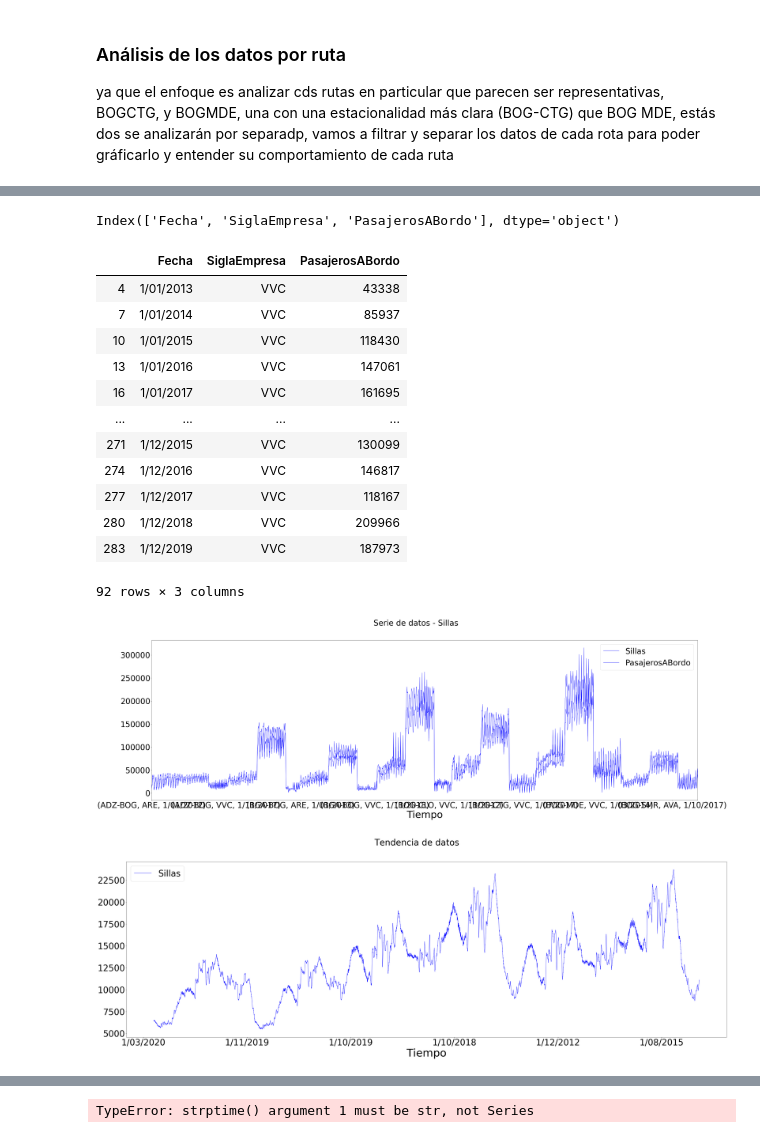
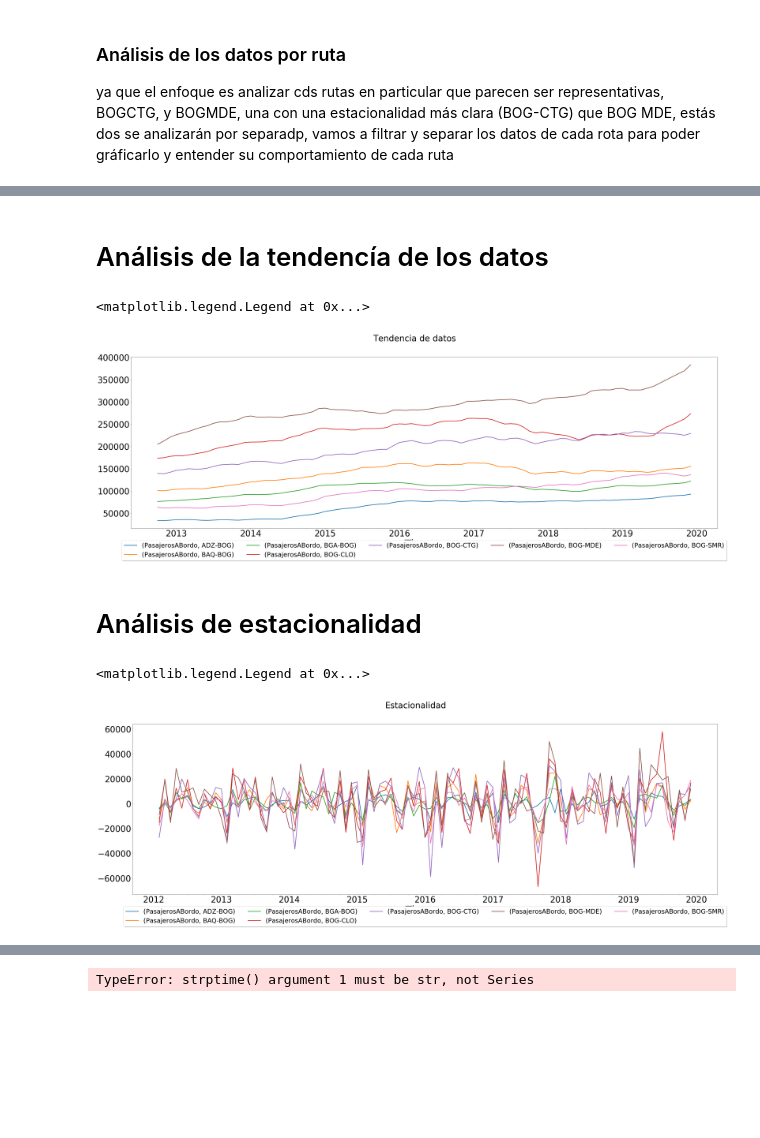
Before and after one commit to dcrojasa/EjerciciosModelosAvanzados1, a Jupyter notebook: Proyecto.ipynb, the cells around one changed output, grey strips where cells are left out. Saved outputs shown, nothing was run; the diff lists cells and outputs as text; code cells hidden in the pictures; blank space fills up the shorter version.

```diff
--- a/Proyecto.ipynb
+++ b/Proyecto.ipynb
@@ -202,39 +161,29 @@ df1
 # %%
-ADZBOG=df1.groupby(('Fecha' , 'SiglaEmpresa') ,as_index=False).agg({"PasajerosABordo": "sum"})
-ADZBOG.columns
+#ADZBOG=df1.groupby(('Fecha' , 'SiglaEmpresa') ,as_index=False).agg({"PasajerosABordo": "sum"})
+#ADZBOG.columns
-# %% [output]
-Index(['Fecha', 'SiglaEmpresa', 'PasajerosABordo'], dtype='object')
 # %%
-ADZBOG.columns
+#ADZBOG.columns
 
-ADZBOG.loc[ADZBOG.SiglaEmpresa == "VVC"]
+#ADZBOG.loc[ADZBOG.SiglaEmpresa == "VVC"]
-# %% [output]
-|  | Fecha | SiglaEmpresa | PasajerosABordo |
-| 4 | 1/01/2013 | VVC | 43338 |
-| 7 | 1/01/2014 | VVC | 85937 |
-| 10 | 1/01/2015 | VVC | 118430 |
-| 13 | 1/01/2016 | VVC | 147061 |
-| 16 | 1/01/2017 | VVC | 161695 |
-| ... | ... | ... | ... |
-| 271 | 1/12/2015 | VVC | 130099 |
-| 274 | 1/12/2016 | VVC | 146817 |
-| 277 | 1/12/2017 | VVC | 118167 |
-| 280 | 1/12/2018 | VVC | 209966 |
-| 283 | 1/12/2019 | VVC | 187973 |
-92 rows × 3 columns
+# %% [markdown]
+# Análisis de la tendencía de los datos
 # %%
-# Grafico de los datos
-df2.plot(figsize=(50,15), linewidth=1, fontsize=40, color=('b'))
+# Anaisis de tendencia
+df3.rolling(10).mean().plot(figsize=(50,15), linewidth=3, fontsize=40)
 plt.xlabel('Tiempo', fontsize=50)
-plt.suptitle('Serie de datos - Sillas', fontsize=40)
-plt.legend(prop={'size':40});
+plt.suptitle('Tendencia de datos', fontsize=40)
+plt.legend(loc='upper center', bbox_to_anchor=(0.5, -0.05),fancybox=True, shadow=True, ncol=5, fontsize=30)
 # %% [output]
+<matplotlib.legend.Legend at 0x...>
-[figure, old version]
+[figure, new version]
+# %% [markdown]
+# Análisis de estacionalidad
 # %%
-# Anaisis de tendencia
-df1[['Sillas']].rolling(200).mean().plot(figsize=(50,15), linewidth=1, fontsize=40, color=('b'))
+# Analisis estacionalidad
+df3.diff().plot(figsize=(50,15), linewidth=3, fontsize=40)
 plt.xlabel('Tiempo', fontsize=50)
-plt.suptitle('Tendencia de datos', fontsize=40)
-plt.legend(prop={'size':40});
+plt.suptitle('Estacionalidad', fontsize=40)
+plt.legend(loc='upper center', bbox_to_anchor=(0.5, -0.05),fancybox=True, shadow=True, ncol=5, fontsize=30)
 # %% [output]
+<matplotlib.legend.Legend at 0x...>
-[figure, old version]
+[figure, new version]
```
Also changed, not shown: parts of 29 cells of this notebook.
